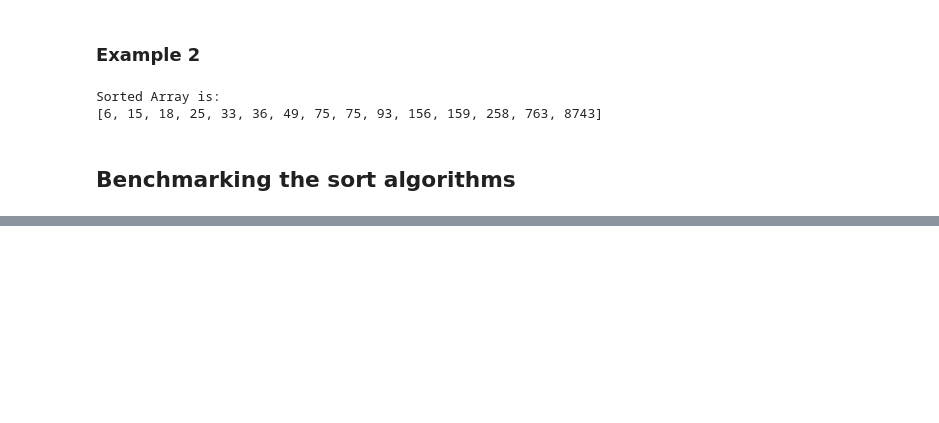
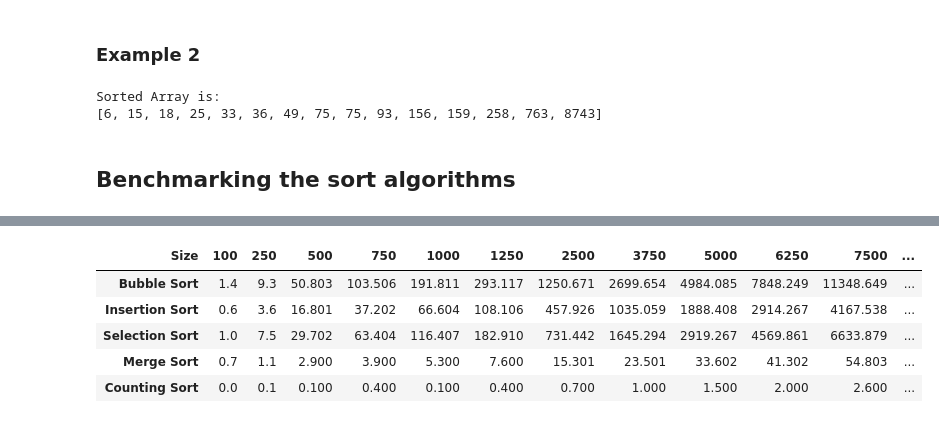
Before and after one commit to karolinaszafranbelzowska/CTA-project, a Jupyter notebook: G00376368 - Computational Thinking with Algorithms.ipynb, the cells around one changed output, grey strips where cells are left out. Cells and saved outputs as stored; diff of their text form; code cells hidden in the pictures; blank space fills up the shorter version.

```diff
--- a/G00376368 - Computational Thinking with Algorithms.ipynb
+++ b/G00376368 - Computational Thinking with Algorithms.ipynb
@@ -806,2 +809,30 @@ Average time Counting: [0.09999275207519531, 0.09999275207519531, 0.200033187866
 
 '''''''''''''''''''''''''''''''''''''''''''''''''''''''''''''''''''''''''''''''''''''''''''''''''''''''''''
+# %%
+# https://pandas.pydata.org/pandas-docs/stable/generated/pandas.DataFrame.html
+# https://pandas.pydata.org/pandas-docs/stable/reference/api/pandas.DataFrame.set_index.html
+# https://www.geeksforgeeks.org/python-pandas-dataframe-round/
+#https://pandas.pydata.org/pandas-docs/stable/reference/api/pandas.DataFrame.round.html
+# https://pandas.pydata.org/pandas-docs/stable/reference/api/pandas.DataFrame.transpose.html
+# https://www.geeksforgeeks.org/python-pandas-dataframe-transpose/
+#round dataframe output to 3 decimal places: https://www.geeksforgeeks.org/python-pandas-dataframe-round/
+import pandas as pd
+df_avg_times = pd.DataFrame()
+df_avg_times['Size'] = size
+df_avg_times['Bubble Sort'] = avg_bubble
+df_avg_times['Insertion Sort'] = avg_insertion
+df_avg_times['Selection Sort'] = avg_selection
+df_avg_times['Merge Sort'] = avg_merge
+df_avg_times['Counting Sort'] = avg_counting
+
+
+df_avg_times.set_index('Size', inplace=True) # ????
+
+df_avg_times.round(3).T
+# %% [output]
+| Size | 100 | 250 | 500 | 750 | 1000 | 1250 | 2500 | 3750 | 5000 | 6250 | 7500 | ... |
+| Bubble Sort | 1.4 | 9.3 | 50.803 | 103.506 | 191.811 | 293.117 | 1250.671 | 2699.654 | 4984.085 | 7848.249 | 11348.649 | ... |
+| Insertion Sort | 0.6 | 3.6 | 16.801 | 37.202 | 66.604 | 108.106 | 457.926 | 1035.059 | 1888.408 | 2914.267 | 4167.538 | ... |
+| Selection Sort | 1.0 | 7.5 | 29.702 | 63.404 | 116.407 | 182.910 | 731.442 | 1645.294 | 2919.267 | 4569.861 | 6633.879 | ... |
+| Merge Sort | 0.7 | 1.1 | 2.900 | 3.900 | 5.300 | 7.600 | 15.301 | 23.501 | 33.602 | 41.302 | 54.803 | ... |
+| Counting Sort | 0.0 | 0.1 | 0.100 | 0.400 | 0.100 | 0.400 | 0.700 | 1.000 | 1.500 | 2.000 | 2.600 | ... |
```
Also changed, not shown: parts of 1 cell of this notebook.
